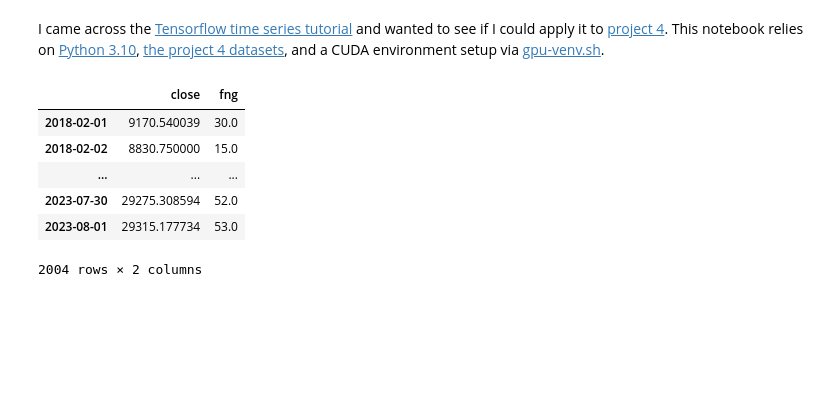
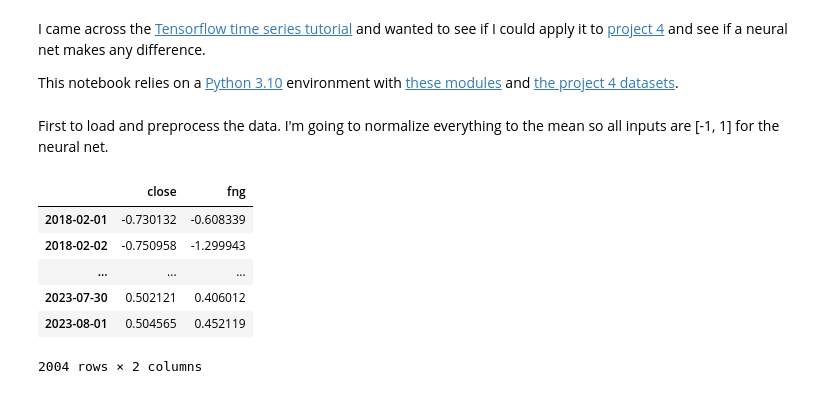
Before and after one commit to whitgroves/fintech-bootcamp-at-home, a Jupyter notebook: project-4-stock-predictor-revisited.ipynb, the cells around one changed output. Saved outputs shown, nothing was run; the diff lists cells and outputs as text; code cells hidden in the pictures; blank space fills up the shorter version.

Commit message:
project 4 follow up 3/3

```diff
--- a/project-4-stock-predictor-revisited.ipynb
+++ b/project-4-stock-predictor-revisited.ipynb
@@ -1,5 +1,7 @@
 # %% [markdown]
-I came across the [Tensorflow time series tutorial](https://www.tensorflow.org/tutorials/structured_data/time_series) and wanted to see if I could apply it to [project 4](./project-4-stock-predictor.ipynb). This notebook relies on [Python 3.10](https://www.python.org/downloads/), [the project 4 datasets](./data/README.md), and a CUDA environment setup via [gpu-venv.sh](./gpu-venv.sh).
+I came across the [Tensorflow time series tutorial](https://www.tensorflow.org/tutorials/structured_data/time_series) and wanted to see if I could apply it to [project 4](./project-4-stock-predictor.ipynb) and see if a neural net makes any difference.
+
+This notebook relies on a [Python 3.10](https://www.python.org/downloads/) environment with [these modules](requirements-tf.txt) and [the project 4 datasets](./data/README.md).
 # %%
 import os
 os.environ['TF_CPP_MIN_LOG_LEVEL'] = '3' # https://stackoverflow.com/q/40426502/3178898
@@ -11,19 +12,22 @@ from keras import utils, callbacks, optimizers, layers, losses, metrics, Model,
 from sklearn.model_selection import TimeSeriesSplit
+# %% [markdown]
+First to load and preprocess the data. I'm going to normalize everything to the mean so all inputs are [-1, 1] for the neural net.
 # %%
 def load_time_series(path:str, index:str, target:str, **kwargs) -> pd.DataFrame:
     data = pd.read_csv(path, index_col=index, usecols=[index, target], **kwargs).dropna()
     data.index = pd.to_datetime(data.index, **kwargs).to_period('D')
     return data.sort_index()
 
 btc_data = load_time_series('./data/BTC-USD.csv', 'Date', 'Close')
 fng_data = load_time_series('./data/crypto-FNG.csv', 'date', 'fng_value', dayfirst=True)
-data = btc_data.join(fng_data, how='inner').set_axis(['close', 'fng'], axis=1)
+data = pd.concat([btc_data, fng_data], axis=1, join='inner').set_axis(['close', 'fng'], axis=1)
+data = (data - data.mean()) / data.std() # norm
 with pd.option_context('display.max_rows', 4): display(data)
 # %% [output]
 |  | close | fng |
-| 2018-02-01 | 9170.540039 | 30.0 |
-| 2018-02-02 | 8830.750000 | 15.0 |
+| 2018-02-01 | -0.730132 | -0.608339 |
+| 2018-02-02 | -0.750958 | -1.299943 |
 | ... | ... | ... |
-| 2023-07-30 | 29275.308594 | 52.0 |
-| 2023-08-01 | 29315.177734 | 53.0 |
+| 2023-07-30 | 0.502121 | 0.406012 |
+| 2023-08-01 | 0.504565 | 0.452119 |
 2004 rows × 2 columns
```
Also changed, not shown: parts of 19 cells of this notebook.
